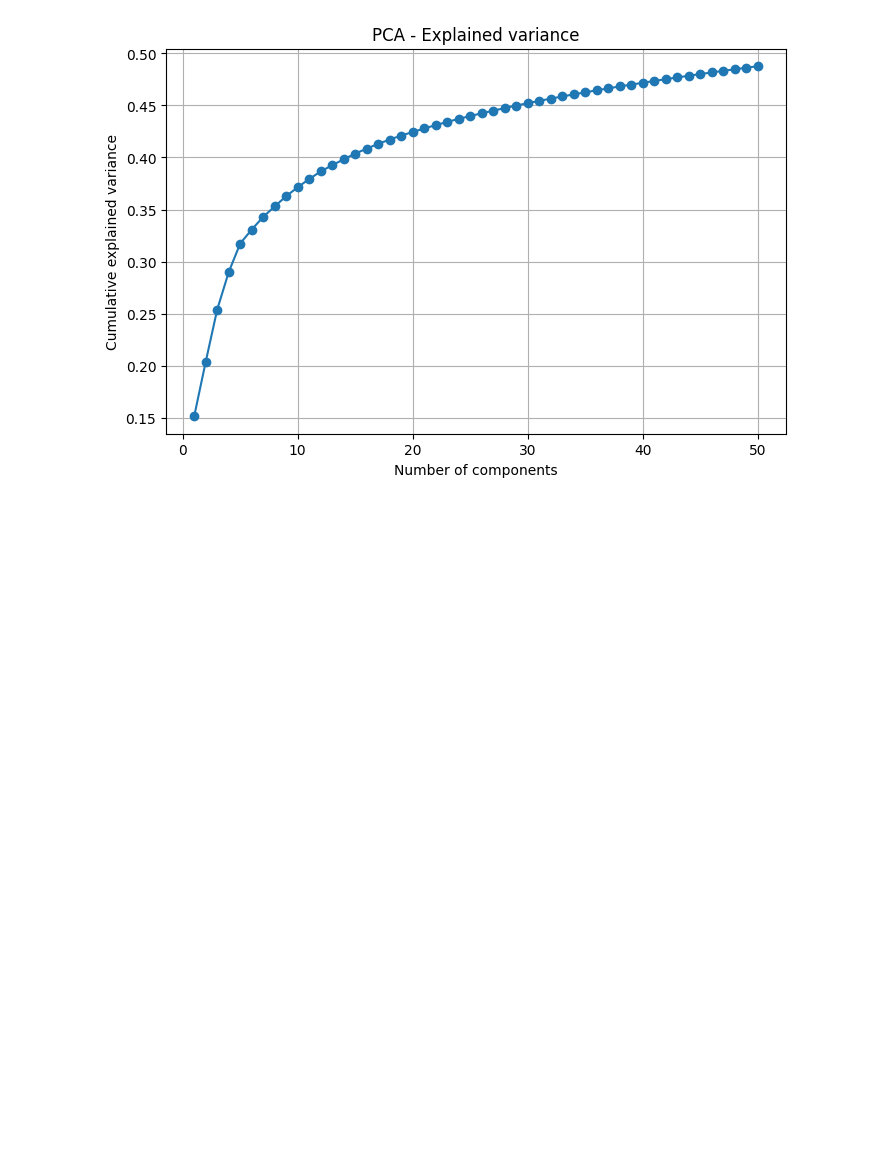
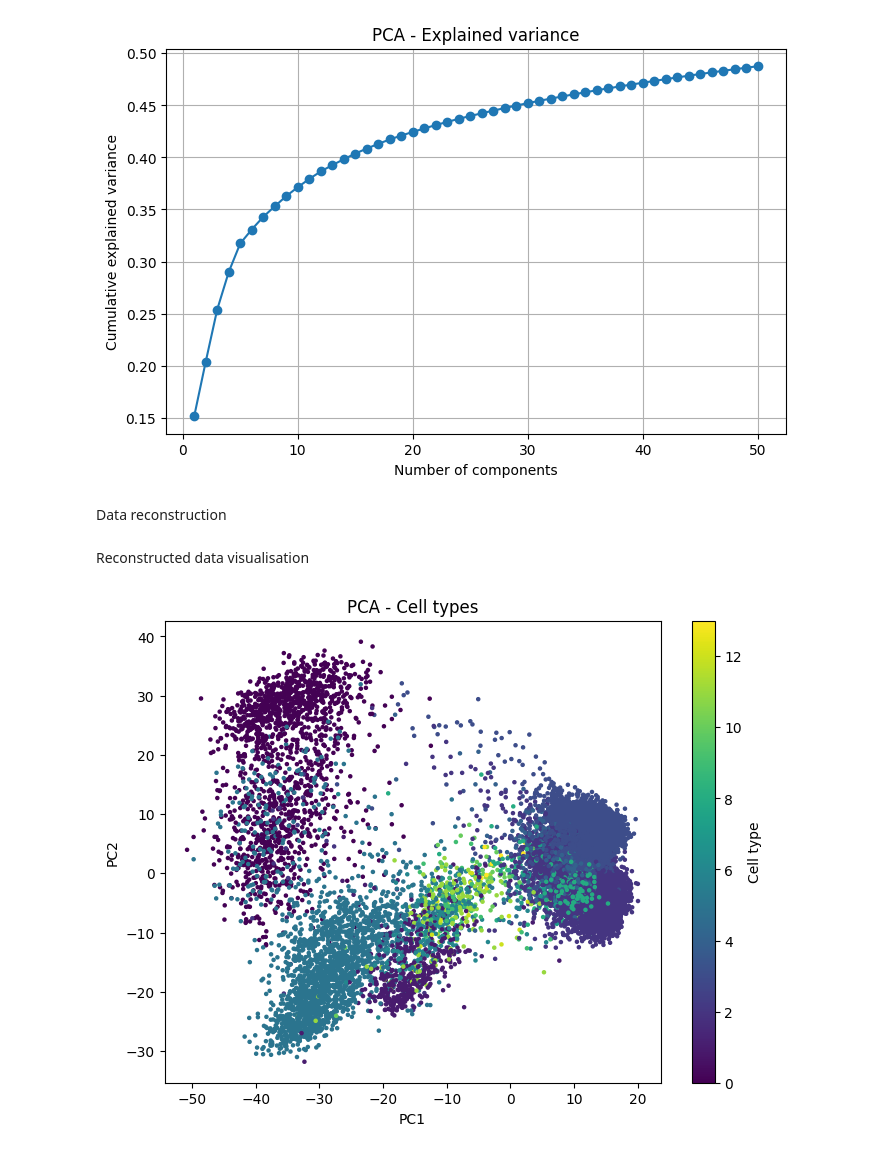
Before and after one commit to Simonn18/projet_DEA, a Jupyter notebook: Scripts/3-PCA.ipynb, the cells around one changed output. Drawn from its saved outputs; the diff is of its cells as text; code cells hidden in the pictures; blank space fills up the shorter version.

```diff
--- a/Scripts/3-PCA.ipynb
+++ b/Scripts/3-PCA.ipynb
@@ -92,3 +91,29 @@ plt.grid()
 plt.show()
 # %% [output]
 [figure]
+# %% [markdown]
+Data reconstruction
+# %%
+X_reconstructed = pca.inverse_transform(X_pca)
+
+Reconstructed_pca = pca.transform(X_reconstructed)
+# %% [markdown]
+Reconstructed data visualisation
+# %%
+plt.figure(figsize=(8, 6))
+
+plt.scatter(
+    Reconstructed_pca[:, 0],
+    Reconstructed_pca[:, 1],
+    c=adata.obs["celltype"].astype("category").cat.codes,
+    cmap="viridis",
+    s=5
+)
+
+plt.xlabel("PC1")
+plt.ylabel("PC2")
+plt.title("PCA - Cell types")
+plt.colorbar(label="Cell type")
+plt.show()
+# %% [output]
+[figure, added]
```
Also changed, not shown: parts of 8 cells of this notebook, 1 other file.
